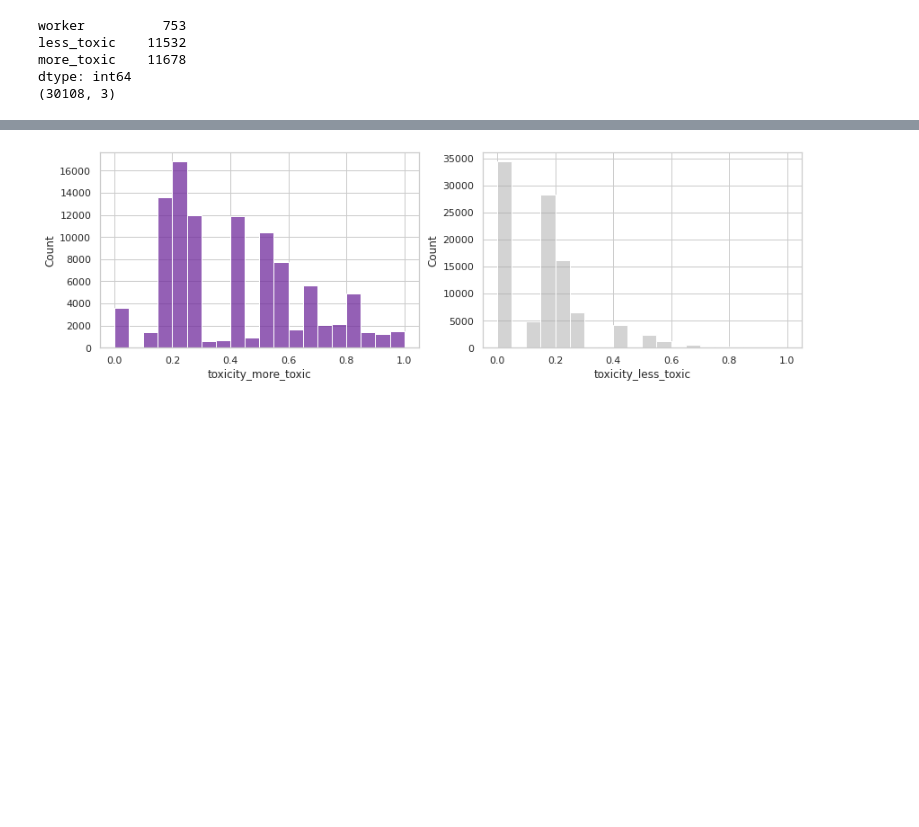
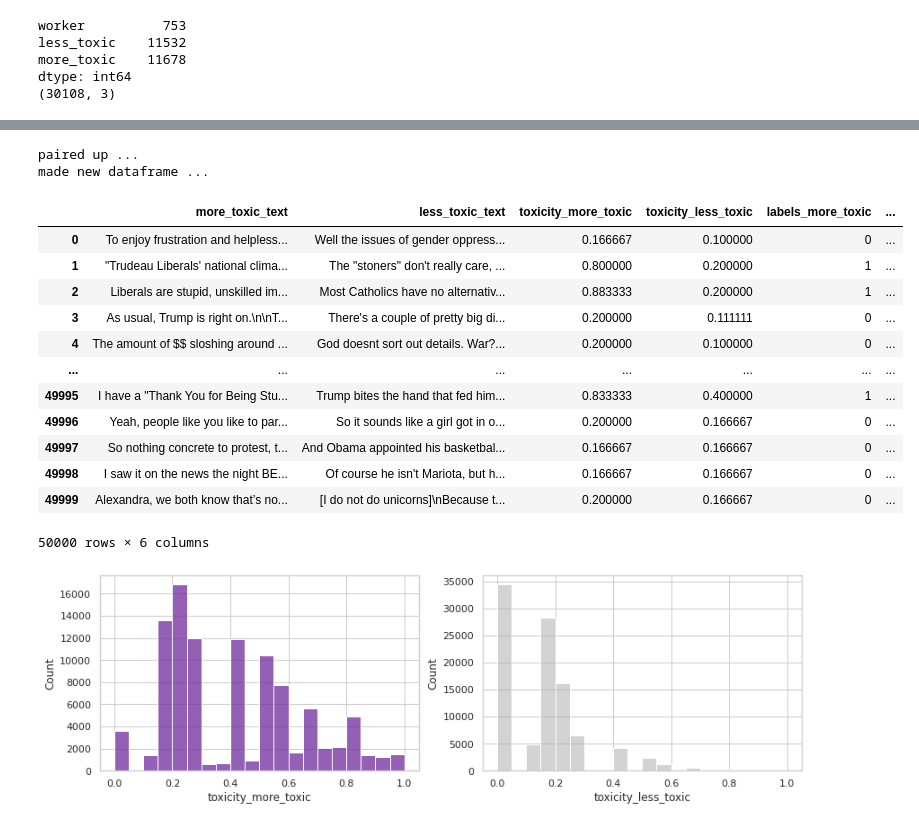
Before and after one commit to TLI2958/NLP_project, a Jupyter notebook: preprocessing.ipynb, the cells around one changed output, grey strips where cells are left out. Saved outputs shown, nothing was run; the diff lists cells and outputs as text; code cells hidden in the pictures; blank space fills up the shorter version.

```diff
--- a/preprocessing.ipynb
+++ b/preprocessing.ipynb
@@ -115,13 +118,29 @@ toxicity_valid_grouped
 # %%
 ## make new dataframe
 toxic = toxic_dataset(df = toxicity_train, text = toxicity_train.comment_text,
-                      toxicity = toxicity_train.target, size = int(1e5), label = toxicity_train.label, seed = 1011)
+                      toxicity = toxicity_train.target, size = int(1e5//2), label = toxicity_train.label, seed = 1011)
 
 toxic.make_dataframe(down_sample = True, make_pairs = True, threshold = 0.01)
 
 toxicity_train_paired = toxic.df
 toxicity_train_paired.to_csv(f'{train_path}/train_paired.csv')
 toxic.df
+# %% [output]
+paired up ...
+made new dataframe ...
+|  | more_toxic_text | less_toxic_text | toxicity_more_toxic | toxicity_less_toxic | labels_more_toxic | ... |
+| 0 | To enjoy frustration and helpless... | Well the issues of gender oppress... | 0.166667 | 0.100000 | 0 | ... |
+| 1 | "Trudeau Liberals' national clima... | The "stoners" don't really care, ... | 0.800000 | 0.200000 | 1 | ... |
+| 2 | Liberals are stupid, unskilled im... | Most Catholics have no alternativ... | 0.883333 | 0.200000 | 1 | ... |
+| 3 | As usual, Trump is right on.\n\nT... | There's a couple of pretty big di... | 0.200000 | 0.111111 | 0 | ... |
+| 4 | The amount of $$ sloshing around ... | God doesnt sort out details. War?... | 0.200000 | 0.100000 | 0 | ... |
+| ... | ... | ... | ... | ... | ... | ... |
+| 49995 | I have a "Thank You for Being Stu... | Trump bites the hand that fed him... | 0.833333 | 0.400000 | 1 | ... |
+| 49996 | Yeah, people like you like to par... | So it sounds like a girl got in o... | 0.200000 | 0.166667 | 0 | ... |
+| 49997 | So nothing concrete to protest, t... | And Obama appointed his basketbal... | 0.166667 | 0.166667 | 0 | ... |
+| 49998 | I saw it on the news the night BE... | Of course he isn't Mariota, but h... | 0.166667 | 0.166667 | 0 | ... |
+| 49999 | Alexandra, we both know that’s no... | [I do not do unicorns]\nBecause t... | 0.200000 | 0.166667 | 0 | ... |
+50000 rows × 6 columns
 # %%
 # take a look at distribution
 fontsize = 12
```
Also changed, not shown: parts of 8 cells of this notebook, 2 other files.
